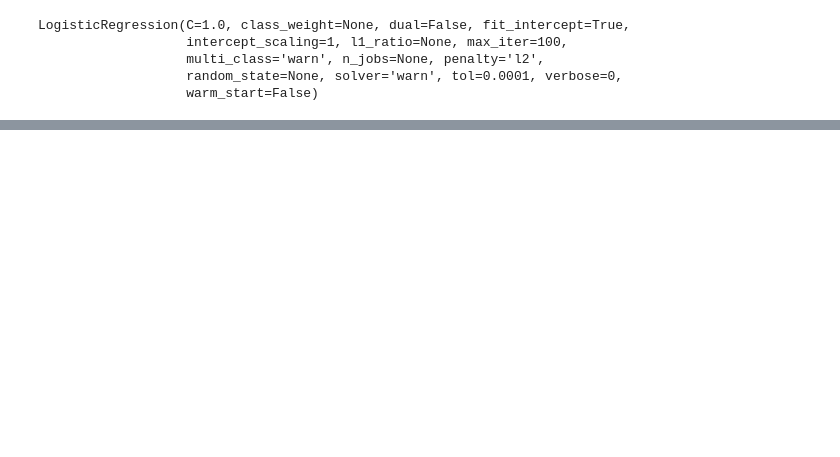
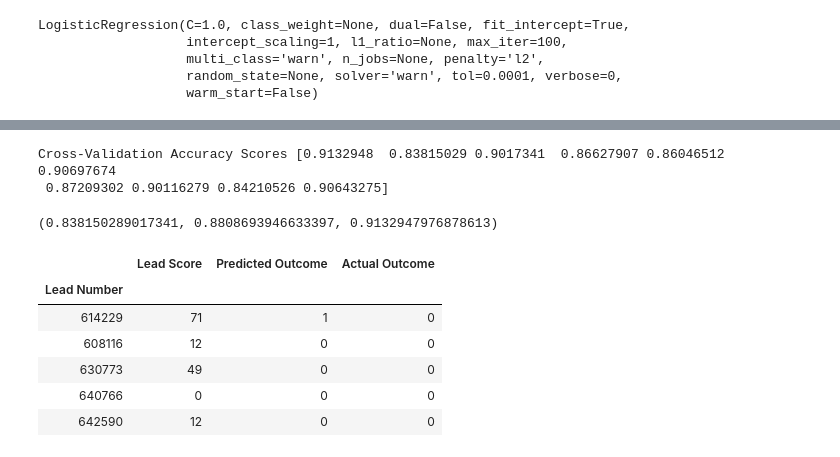
Before and after one commit to PaulButler8/springboard, a Jupyter notebook: Capstone 1/Capstone ML.ipynb, the cells around one changed output, grey strips where cells are left out. Cells and saved outputs as stored; diff of their text form; code cells hidden in the pictures; blank space fills up the shorter version.

```diff
--- a/Capstone 1/Capstone ML.ipynb
+++ b/Capstone 1/Capstone ML.ipynb
@@ -172,6 +195,6 @@ vif
 # %%
 model2 = LogisticRegression()
-model2.fit(X_train, y_train)
+model2.fit(X_train[col], y_train)
 # %% [output]
 LogisticRegression(C=1.0, class_weight=None, dual=False, fit_intercept=True,
                    intercept_scaling=1, l1_ratio=None, max_iter=100,
@@ -216,0 +246,26 @@ weighted avg       0.80      0.80      0.80      4308
+# %%
+from sklearn.model_selection import cross_val_score
+
+clf = LogisticRegression(solver='lbfgs')
+
+scores = cross_val_score(clf, X_train[col], y_train, cv=10)
+print('Cross-Validation Accuracy Scores', scores)
+
+scores = pd.Series(scores)
+scores.min(), scores.mean(), scores.max()
+# %% [output]
+Cross-Validation Accuracy Scores [0.9132948  0.83815029 0.9017341  0.86627907 0.86046512 0.90697674
+ 0.87209302 0.90116279 0.84210526 0.90643275]
+(0.838150289017341, 0.8808693946633397, 0.9132947976878613)
+# %%
+scores = pd.DataFrame({'Lead Score':(probs[:,1]*100).astype('int'), 'Predicted Outcome': predicted,
+                       'Actual Outcome':y_test})
+scores.head()
+# %% [output]
+|  | Lead Score | Predicted Outcome | Actual Outcome |
+| Lead Number |  |  |  |
+| 614229 | 71 | 1 | 0 |
+| 608116 | 12 | 0 | 0 |
+| 630773 | 49 | 0 | 0 |
+| 640766 | 0 | 0 | 0 |
+| 642590 | 12 | 0 | 0 |
```
Also changed, not shown: parts of 16 cells of this notebook.
